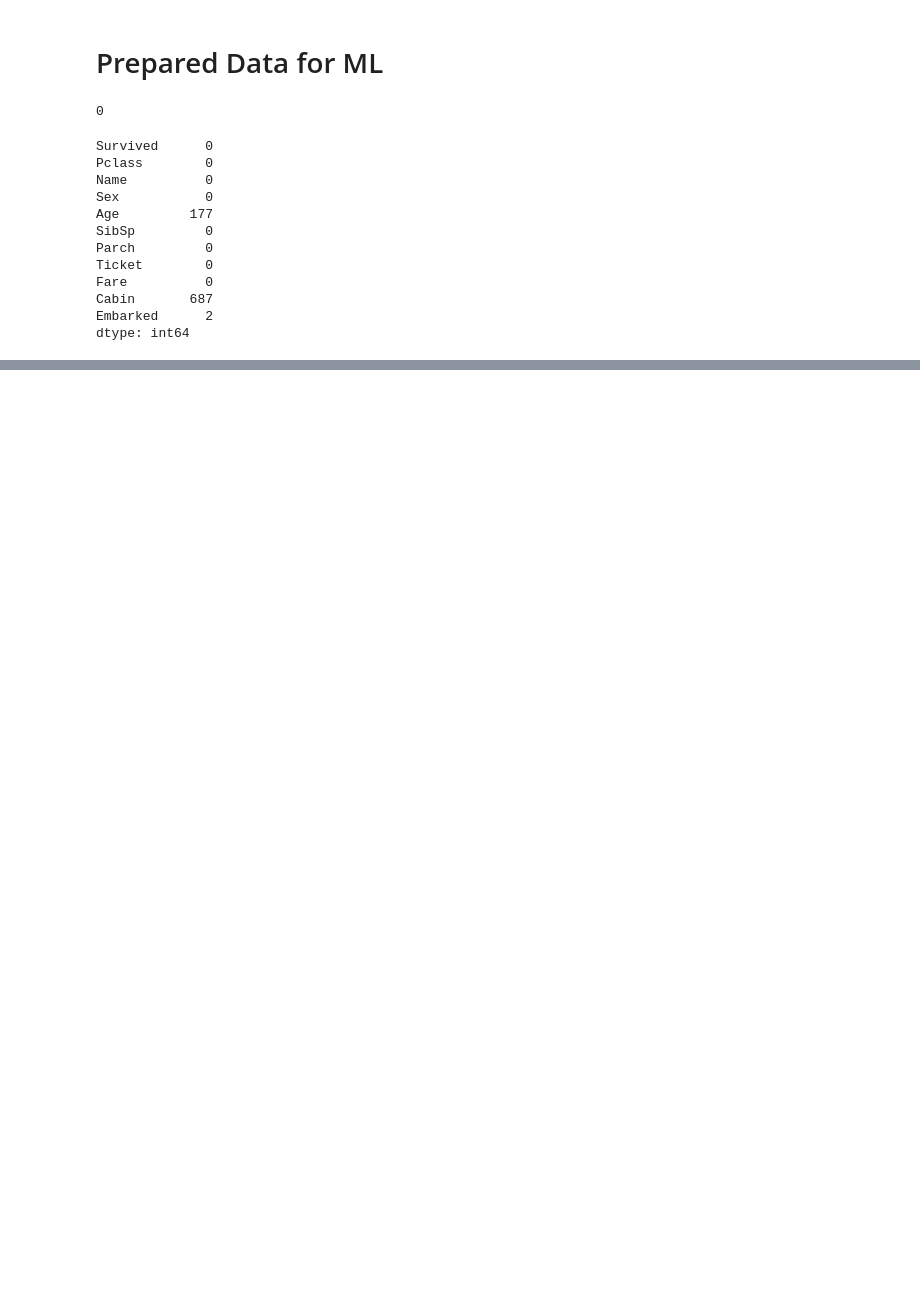
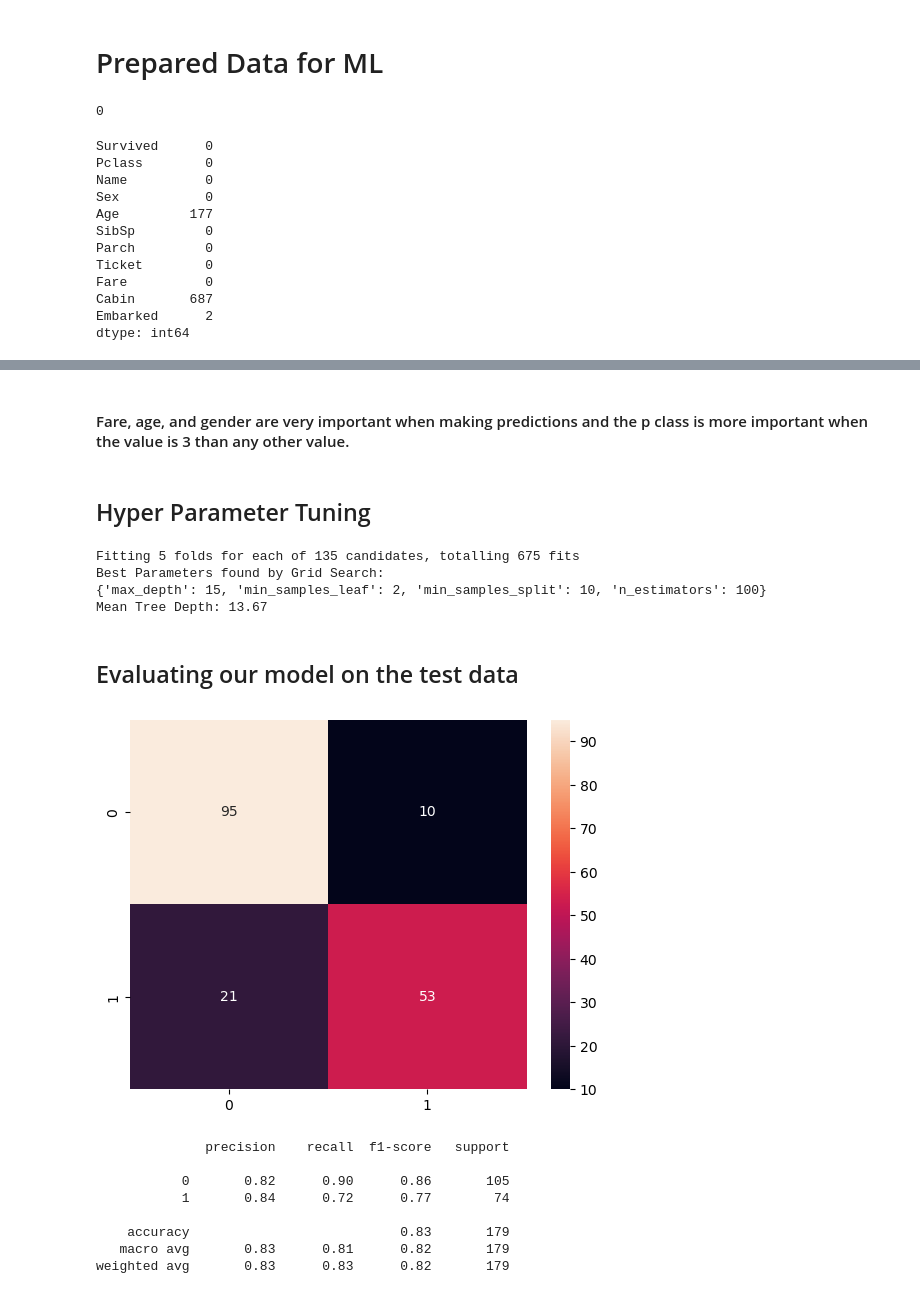
Before and after one commit to Ritik052500/MachineLearning, a Jupyter notebook: Titanic Project/Titianic.ipynb, the cells around one changed output, grey strips where cells are left out. Saved outputs shown, nothing was run; the diff lists cells and outputs as text; code cells hidden in the pictures; blank space fills up the shorter version.

```diff
--- a/Titanic Project/Titianic.ipynb
+++ b/Titanic Project/Titianic.ipynb
@@ -294,0 +204,4 @@ for classifier in classifiers:
+# %%
+X_train_prepared = preprocessor.transform(train)
+# %%
+y = train['Survived']
@@ -294,0 +230,4 @@ for classifier in classifiers:
+# %%
+from sklearn.model_selection import train_test_split
+
+X_train, X_test, y_train, y_test = train_test_split(X_train_prepared, y, test_size=0.2, random_state=42)
@@ -294,0 +336,54 @@ for classifier in classifiers:
+# %% [markdown]
+#### Fare, age, and gender are very important when making predictions and the p class is more important when the value is 3 than any other value.
+# %% [markdown]
+## Hyper Parameter Tuning
+# %%
+from sklearn.model_selection import GridSearchCV
+
+param_grid = {
+    'n_estimators': [50, 100, 200],        # Number of trees in the forest
+    'max_depth': [10, 15, 18, 20, 25],     # Maximum depth of the trees
+    'min_samples_split': [2, 5, 10],       # Minimum number of samples required to split an internal node
+    'min_samples_leaf': [1, 2, 4]          # Minimum number of samples required to be at a leaf node
+}
+
+# Initialize Random Forest classifier
+rf = RandomForestClassifier(random_state=42)
+
+# Setup GridSearchCV with the specified parameters
+grid_search = GridSearchCV(estimator=rf, param_grid=param_grid, cv=5, scoring='accuracy', verbose=1, n_jobs=-1)
+
+# Fit the grid search to find the best parameters
+grid_search.fit(X_train, y_train)
+
+# Print the best parameters and mean tree depth
+print("Best Parameters found by Grid Search:")
+print(grid_search.best_params_)
+
+# Extract and print mean tree depth from the best estimator
+best_rf = grid_search.best_estimator_
+mean_tree_depth = np.mean([estimator.tree_.max_depth for estimator in best_rf.estimators_])
+print(f"Mean Tree Depth: {mean_tree_depth}")
+# %% [output]
+Fitting 5 folds for each of 135 candidates, totalling 675 fits
+Best Parameters found by Grid Search:
+{'max_depth': 15, 'min_samples_leaf': 2, 'min_samples_split': 10, 'n_estimators': 100}
+Mean Tree Depth: 13.67
+# %% [markdown]
+## Evaluating our model on the test data
+# %%
+from sklearn.metrics import classification_report, confusion_matrix
+predictions = best_rf.predict(X_test)
+sns.heatmap(confusion_matrix(y_test, predictions), annot=True)
+plt.show()
+print(classification_report(y_test, predictions))
+# %% [output]
+[figure, added]
+              precision    recall  f1-score   support
+
+           0       0.82      0.90      0.86       105
+           1       0.84      0.72      0.77        74
+
+    accuracy                           0.83       179
+   macro avg       0.83      0.81      0.82       179
+weighted avg       0.83      0.83      0.82       179
```
Also changed, not shown: parts of 45 cells of this notebook, 2 other files.
